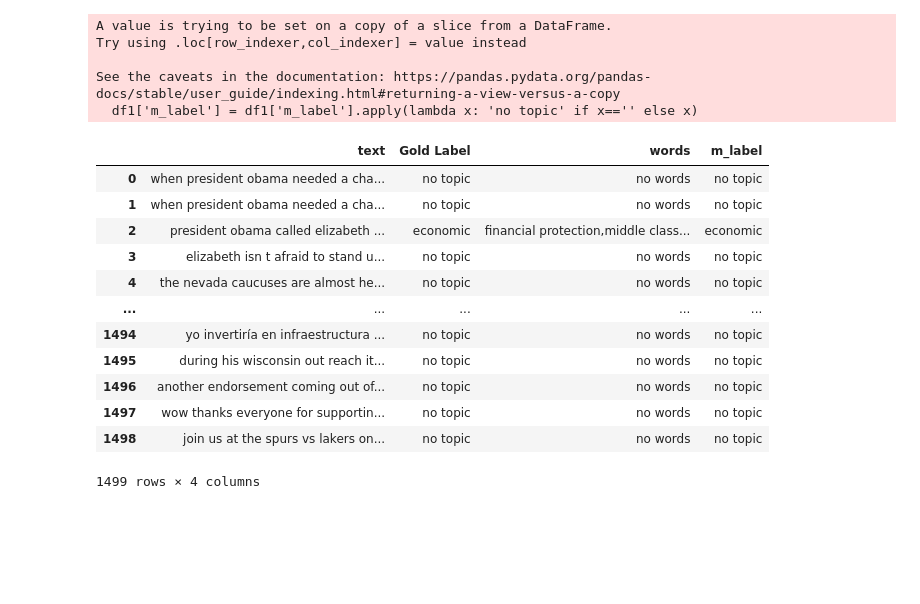
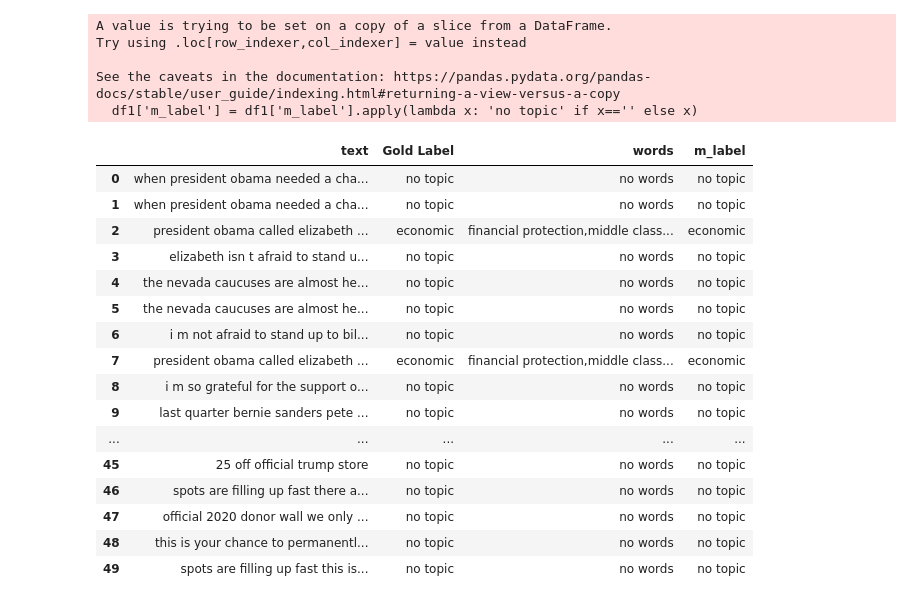
Before and after one commit to sfchronicle/ml-political-ads, a Jupyter notebook: tag-ads-data.ipynb, the cells around one changed output. Drawn from its saved outputs; the diff is of its cells as text; code cells hidden in the pictures; blank space fills up the shorter version.

```diff
--- a/tag-ads-data.ipynb
+++ b/tag-ads-data.ipynb
@@ -149,24 +120,3 @@ patterns
 # %%
 # import matcher
 from spacy.matcher import PhraseMatcher
-# %%
-topics = dic1.keys()
-text = df1['text'].astype(str)
-words = []
-for t in text:
-    doc = nlp(t)
-for topic in topics:
-    matcher = PhraseMatcher(nlp.vocab)
-    terms = dic1[topic]
-    patterns =  [nlp.make_doc(text) for text in terms]
-    matcher.add('TerminologyList',patterns)
-    matches = matcher(doc)
-    for match_id, start,end in matches:
-            span = doc[start:end]
-            words.append(span.text)
-if words:
-    words = list(set(words))
-    return ','.join(words)
-else:
-    return('no words')
-words
@@ -250,18 +182,22 @@ Try using .loc[row_indexer,col_indexer] = value instead
 See the caveats in the documentation: https://pandas.pydata.org/pandas-docs/stable/user_guide/indexing.html#returning-a-view-versus-a-copy
   df1['m_label'] = df1['m_label'].apply(lambda x: 'no topic' if x=='' else x)
 # %%
-df1
+df1.head(50)
 # %% [output]
 |  | text | Gold Label | words | m_label |
 | 0 | when president obama needed a cha... | no topic | no words | no topic |
 | 1 | when president obama needed a cha... | no topic | no words | no topic |
 | 2 | president obama called elizabeth ... | economic | financial protection,middle class... | economic |
 | 3 | elizabeth isn t afraid to stand u... | no topic | no words | no topic |
 | 4 | the nevada caucuses are almost he... | no topic | no words | no topic |
+| 5 | the nevada caucuses are almost he... | no topic | no words | no topic |
+| 6 | i m not afraid to stand up to bil... | no topic | no words | no topic |
+| 7 | president obama called elizabeth ... | economic | financial protection,middle class... | economic |
+| 8 | i m so grateful for the support o... | no topic | no words | no topic |
+| 9 | last quarter bernie sanders pete ... | no topic | no words | no topic |
 | ... | ... | ... | ... | ... |
-| 1494 | yo invertiría en infraestructura ... | no topic | no words | no topic |
-| 1495 | during his wisconsin out reach it... | no topic | no words | no topic |
-| 1496 | another endorsement coming out of... | no topic | no words | no topic |
-| 1497 | wow thanks everyone for supportin... | no topic | no words | no topic |
-| 1498 | join us at the spurs vs lakers on... | no topic | no words | no topic |
+| 45 | 25 off official trump store | no topic | no words | no topic |
+| 46 | spots are filling up fast there a... | no topic | no words | no topic |
+| 47 | official 2020 donor wall we only ... | no topic | no words | no topic |
+| 48 | this is your chance to permanentl... | no topic | no words | no topic |
+| 49 | spots are filling up fast this is... | no topic | no words | no topic |
-1499 rows × 4 columns
```
Also changed, not shown: parts of 6 cells of this notebook.
